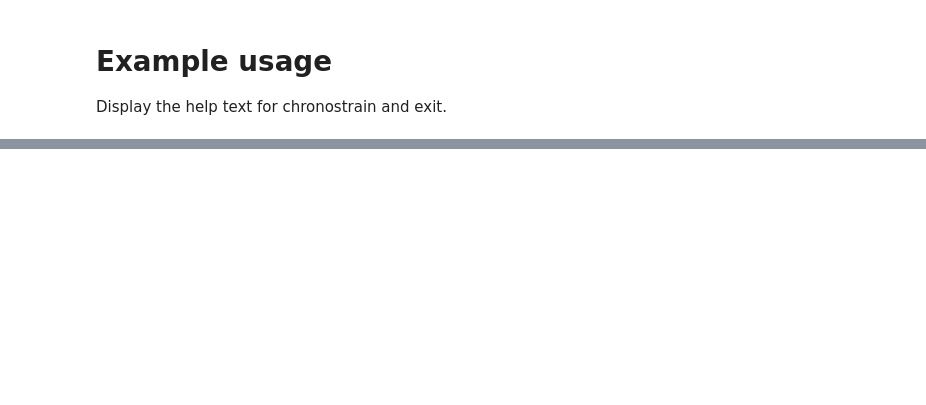
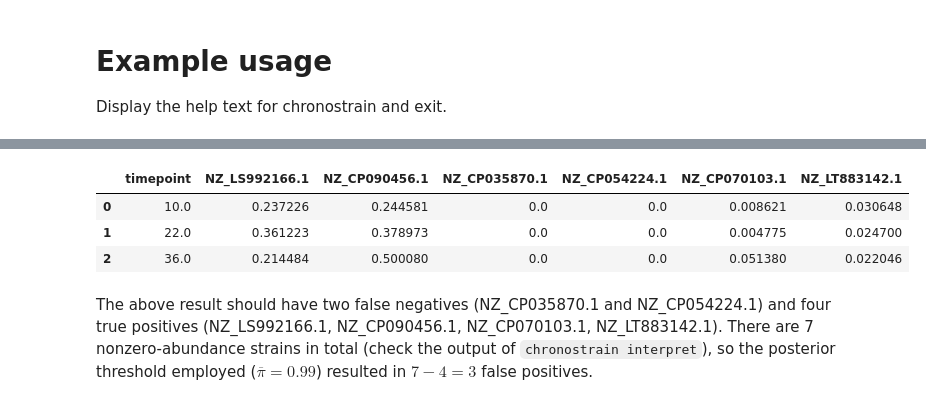
Before and after one commit to gibsonlab/chronostrain, a Jupyter notebook: examples/colab_demo/demo.ipynb, the cells around one changed output, grey strips where cells are left out. Drawn from its saved outputs; the diff is of its cells as text; code cells hidden in the pictures; blank space fills up the shorter version.

```diff
--- a/examples/colab_demo/demo.ipynb
+++ b/examples/colab_demo/demo.ipynb
@@ -48,0 +153,17 @@ Use the CHRONOSTRAIN_INI environment variable (or the -c option) to pass in a co
+# %%
+# The previous step generated a profile of 842 strain IDs.
+with open("./output/abundances/profiled_strains.txt", "rt") as f:
+    strain_ids = [line.strip() for line in f]
+
+# The inference was performed jointly across 3 timepoints.
+time_points = np.load("./output/abundances/time_points.npy")
+
+# Abundance profiles are of shape (T, N, S), where T = (# timepoints), N = (# posterior samples), and S = (# strains profiled).
+# Using 5000 posterior samples, this should be of shape (3, 5000, 842)
+abundance_profile = np.load("./output/abundances/abundance_profile.npy")
+
+
+# Credibility intervals and the median.
+per_timepoint_upper = np.quantile(abundance_profile, axis=1, q=0.975)
+per_timepoint_lower = np.quantile(abundance_profile, axis=1, q=0.025)
+per_timepoint_medians = np.median(abundance_profile, axis=1)
@@ -48,0 +182,29 @@ Use the CHRONOSTRAIN_INI environment variable (or the -c option) to pass in a co
+# %%
+import pandas as pd
+ground_truth_ids = ["NZ_LS992166.1", "NZ_CP090456.1", "NZ_CP035870.1", "NZ_CP054224.1", "NZ_CP070103.1", "NZ_LT883142.1"]
+strain_id_indices = {s_id: s_idx for s_idx, s_id in enumerate(strain_ids)}
+
+# Let's print the median estimations.
+df_entries = []
+for t_idx, t in enumerate(time_points):
+    df_entry = {"timepoint": t}
+    for s_id in ground_truth_ids:
+        # Note: the ground-truth ID may not exist, if it was culled during inference due to low coverage.
+        if s_id in strain_id_indices:
+            s_idx = strain_id_indices[s_id]
+            pred = per_timepoint_medians[t_idx, s_idx]
+        else:
+            pred = 0.0
+        df_entry[s_id] = pred
+    df_entries.append(df_entry)
+
+
+display(pd.DataFrame(df_entries))
+# %% [output]
+|  | timepoint | NZ_LS992166.1 | NZ_CP090456.1 | NZ_CP035870.1 | NZ_CP054224.1 | NZ_CP070103.1 | NZ_LT883142.1 |
+| 0 | 10.0 | 0.237226 | 0.244581 | 0.0 | 0.0 | 0.008621 | 0.030648 |
+| 1 | 22.0 | 0.361223 | 0.378973 | 0.0 | 0.0 | 0.004775 | 0.024700 |
+| 2 | 36.0 | 0.214484 | 0.500080 | 0.0 | 0.0 | 0.051380 | 0.022046 |
+# %% [markdown]
+The above result should have two false negatives (NZ_CP035870.1 and NZ_CP054224.1) and four true positives (NZ_LS992166.1, NZ_CP090456.1, NZ_CP070103.1, NZ_LT883142.1).
+There are 7 nonzero-abundance strains in total (check the output of `chronostrain interpret`), so the posterior threshold employed ($\overline{\pi} = 0.99$) resulted in $7-4=3$ false positives.
```
Also changed, not shown: parts of 20 cells of this notebook, 23 other files.
